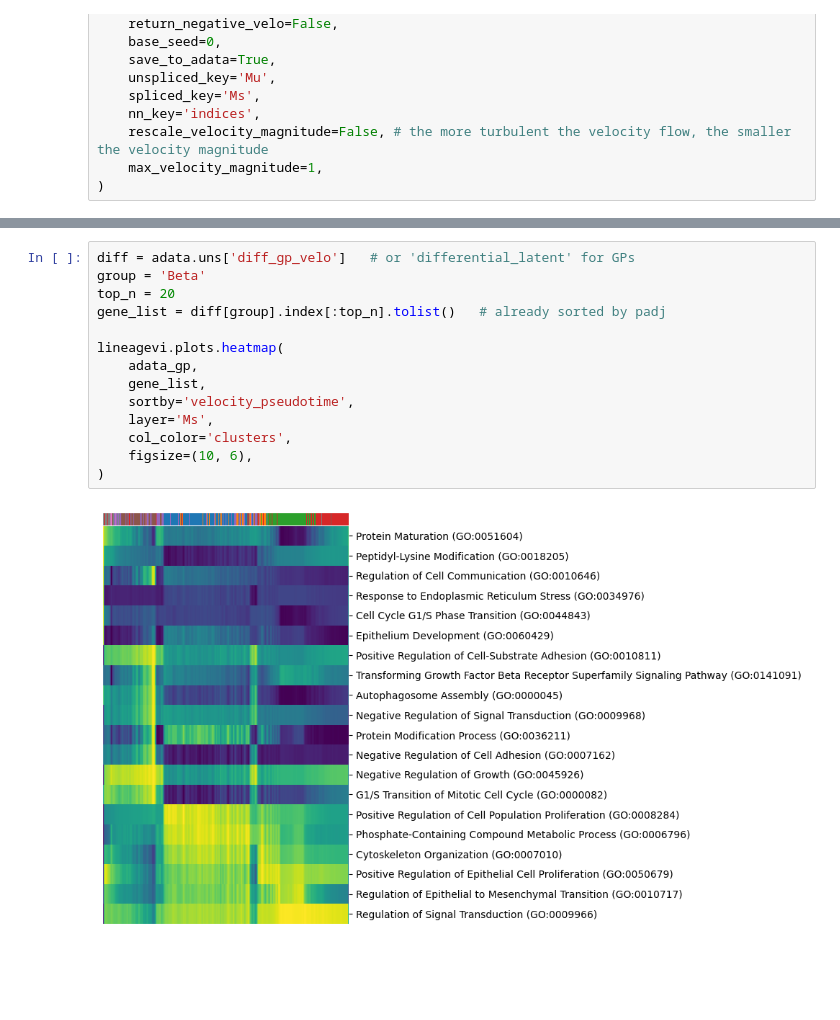
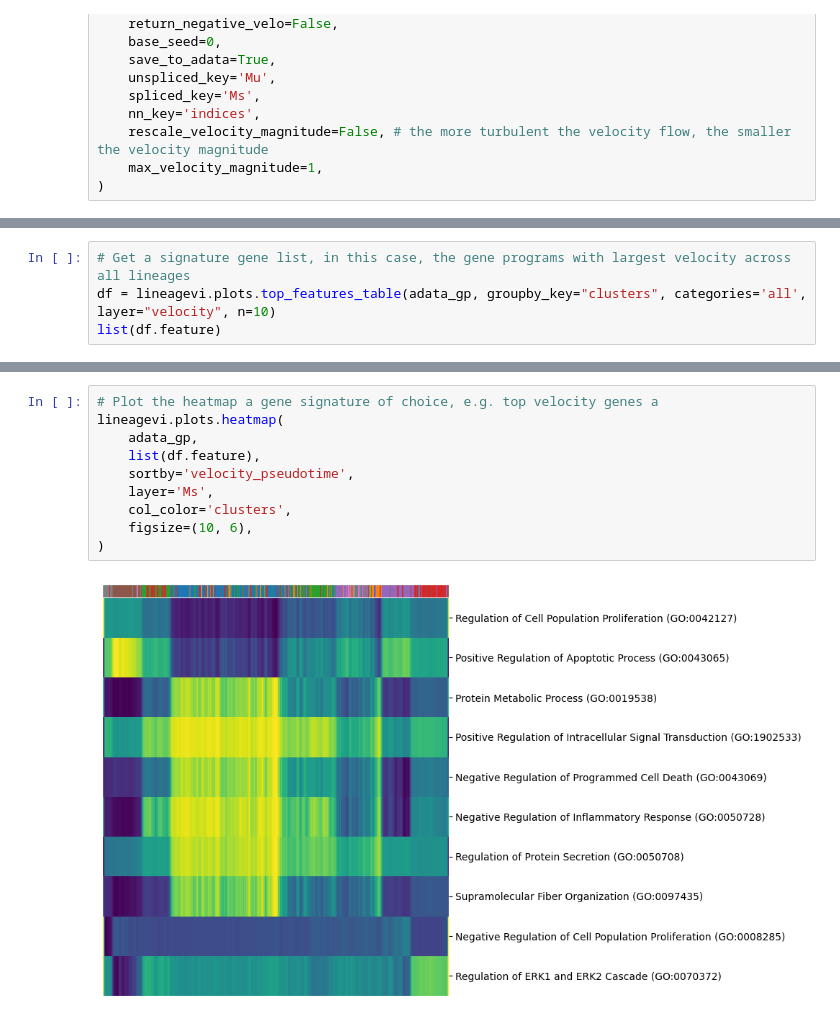
Before and after one commit to leonardogolinelli/lineageVI, a Jupyter notebook: notebooks/Tutorial_Pancreas_Clean_V2.ipynb, the cells around one changed output, grey strips where cells are left out. Drawn from its saved outputs; the diff is of its cells as text; blank space fills up the shorter version.

```diff
--- a/notebooks/Tutorial_Pancreas_Clean_V2.ipynb
+++ b/notebooks/Tutorial_Pancreas_Clean_V2.ipynb
@@ -317,0 +312,4 @@ lineagevi.plots.plot_differential(adata, scores_key='diff_gp_velo', n_points=10,
+# %%
+# Get a signature gene list, in this case, the gene programs with largest velocity across all lineages
+df = lineagevi.plots.top_features_table(adata_gp, groupby_key="clusters", categories='all', layer="velocity", n=10)
+list(df.feature)
@@ -318,16 +327,12 @@ lineagevi.plots.plot_differential(adata, scores_key='diff_gp_velo', n_points=10,
 # %%
-diff = adata.uns['diff_gp_velo']   # or 'differential_latent' for GPs
-group = 'Beta'
-top_n = 20
-gene_list = diff[group].index[:top_n].tolist()   # already sorted by padj
-
+# Plot the heatmap a gene signature of choice, e.g. top velocity genes a
 lineagevi.plots.heatmap(
     adata_gp,
-    gene_list,
+    list(df.feature),
     sortby='velocity_pseudotime',
     layer='Ms',
     col_color='clusters',
     figsize=(10, 6),
 )
 # %% [output]
-[figure, old version]
+[figure, new version]
```
Also changed, not shown: parts of 34 cells of this notebook, 3 other files.
